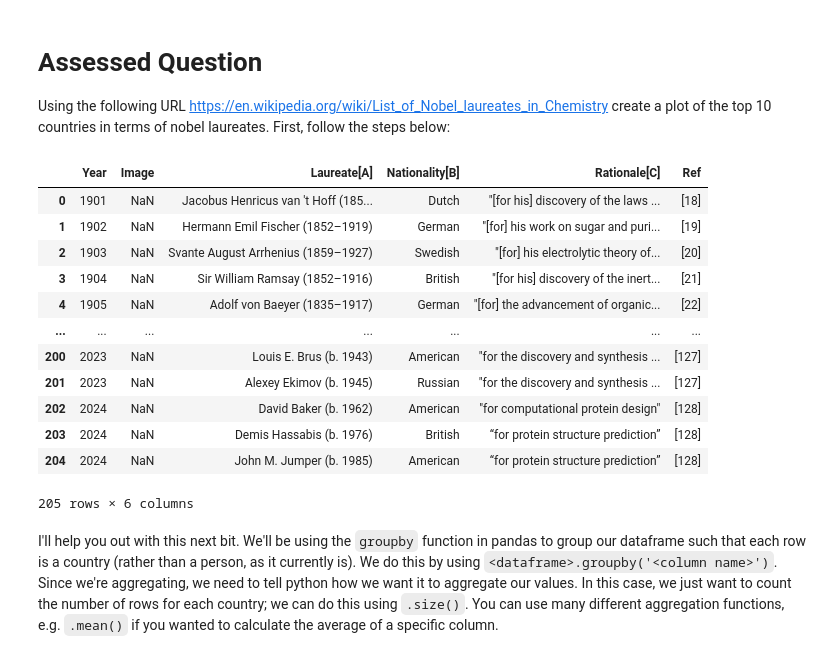
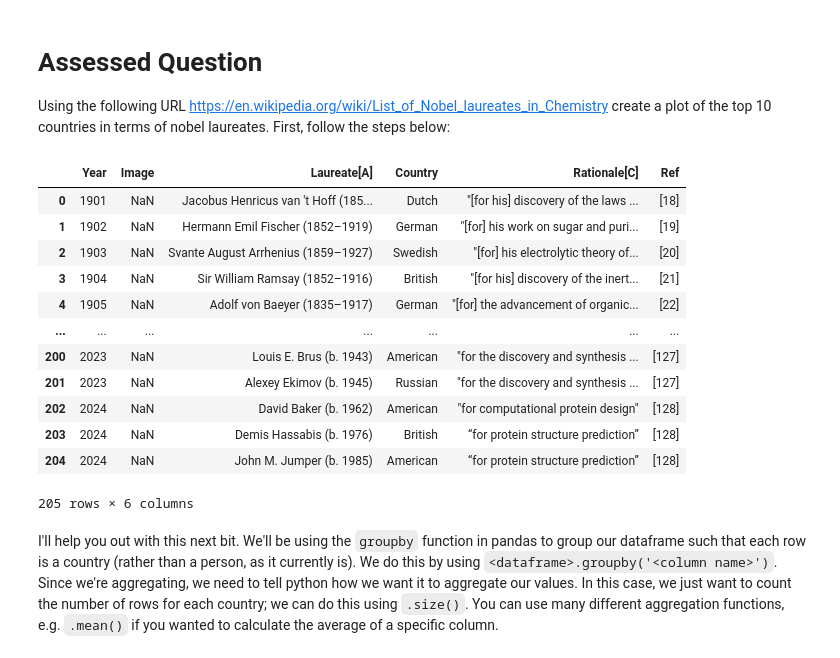
Before and after one commit to puyeYup/wechat_for_girfriend, a Jupyter notebook: notebooks/W02. Pandas.ipynb, the cells around one changed output. Cells and saved outputs as stored; diff of their text form; code cells hidden in the pictures.

```diff
--- a/notebooks/W02. Pandas.ipynb
+++ b/notebooks/W02. Pandas.ipynb
@@ -485,12 +479,14 @@ Using the following URL https://en.wikipedia.org/wiki/List_of_Nobel_laureates_in
 # %%
 # scrape the table of Nobel Laureates in Chemistry using read_html. remember, this gives us a LIST of dataframes! lets call this list chem_tables
 
 # select the first dataframe from this list and call it chem
 chem_tables=pandas.read_html('https://en.wikipedia.org/wiki/List_of_Nobel_laureates_in_Chemistry')
 chem=chem_tables[0]
+chem.rename(columns={chem.columns[3]:'Country'},inplace=True)
+
 chem
 # %% [output]
-|  | Year | Image | Laureate[A] | Nationality[B] | Rationale[C] | Ref |
+|  | Year | Image | Laureate[A] | Country | Rationale[C] | Ref |
 | 0 | 1901 | NaN | Jacobus Henricus van 't Hoff (185... | Dutch | "[for his] discovery of the laws ... | [18] |
 | 1 | 1902 | NaN | Hermann Emil Fischer (1852–1919) | German | "[for] his work on sugar and puri... | [19] |
 | 2 | 1903 | NaN | Svante August Arrhenius (1859–1927) | Swedish | "[for] his electrolytic theory of... | [20] |
```
Also changed, not shown: parts of 8 cells of this notebook.
